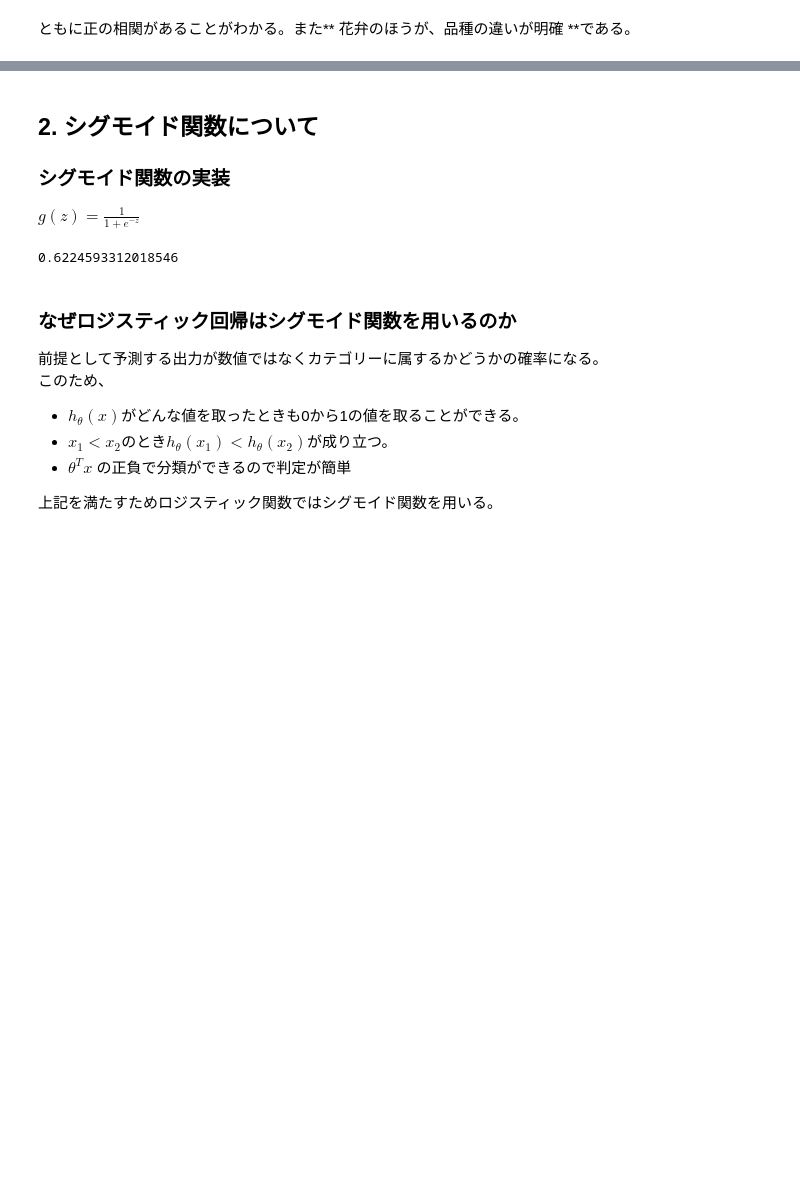
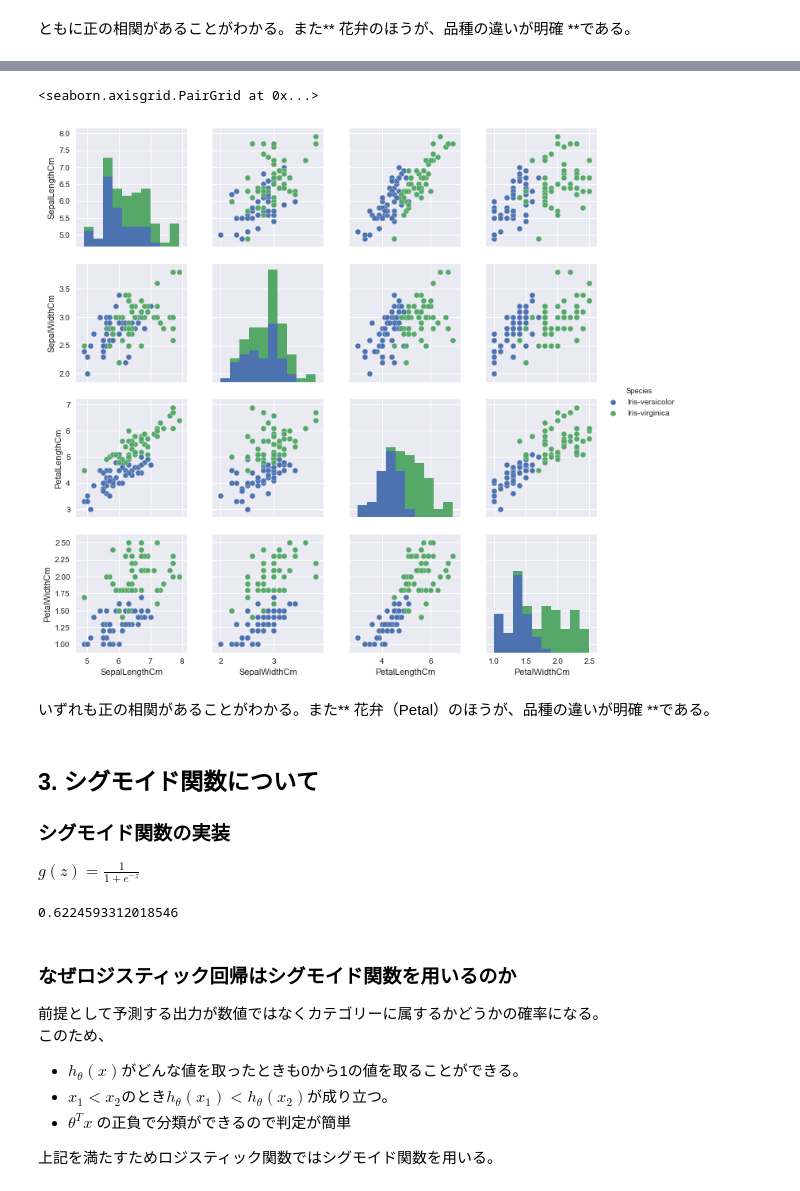
Before and after one commit to ha9kberry/ml, a Jupyter notebook: logistic-regression/logistic-regression.ipynb, the cells around one changed output, grey strips where cells are left out. Cells and saved outputs as stored; diff of their text form; code cells hidden in the pictures; blank space fills up the shorter version.

```diff
--- a/logistic-regression/logistic-regression.ipynb
+++ b/logistic-regression/logistic-regression.ipynb
@@ -116,5 +123,12 @@ plt.show()
+# %%
+sns.pairplot(pair_df, hue='Species')
+# %% [output]
+<seaborn.axisgrid.PairGrid at 0x...>
+[figure, added]
+# %% [markdown]
+いずれも正の相関があることがわかる。また** 花弁（Petal）のほうが、品種の違いが明確 **である。
 # %% [markdown]
-## 2. シグモイド関数について
+## 3. シグモイド関数について
 ### シグモイド関数の実装
 $g(z) = \frac{1}{1 + e^{-z}}$
 # %%
```
Also changed, not shown: parts of 25 cells of this notebook, 2 other files.
